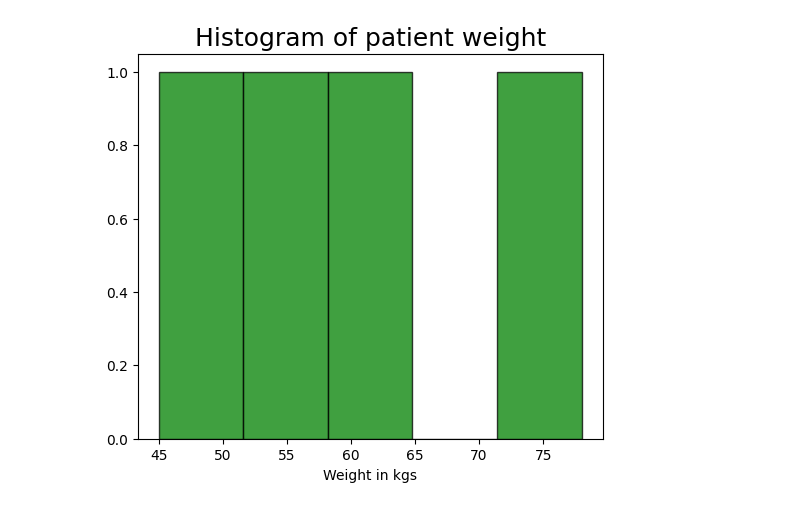
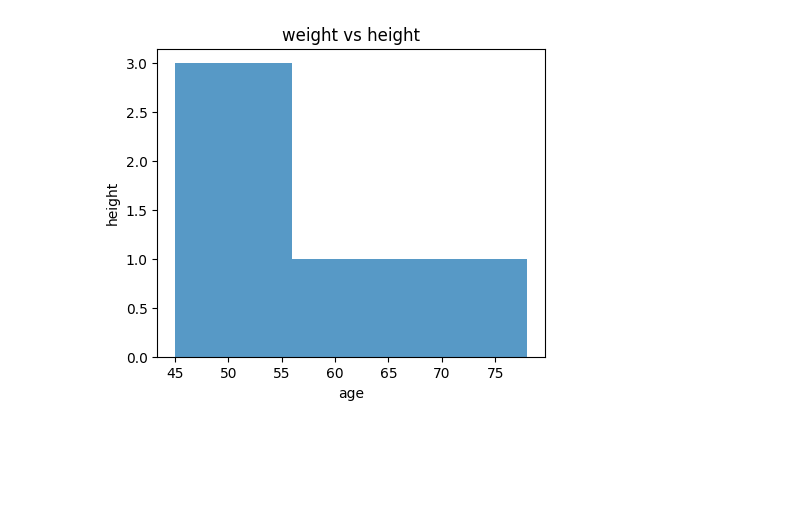
Before and after one commit to MarriRohan/AIML-2025, a Jupyter notebook: Lab_01.ipynb, the cells around one changed output. Saved outputs shown, nothing was run; the diff lists cells and outputs as text; code cells hidden in the pictures; blank space fills up the shorter version.

```diff
--- a/Lab_01.ipynb
+++ b/Lab_01.ipynb
@@ -51,17 +60,9 @@ plt.show()
-# %%
-people =['raj','micky','rishi','sai']
-age = [15,15,18,29]
-weight = [78,60,55,45]
-height=[155,178,177,165]
-plt.figure(figsize=(6,5))
-
-# Main plot function 'hist'
-plt.hist(weight,color='green',edgecolor='k', alpha=0.75,bins=6)
-
-plt.title("Histogram of patient weight",fontsize=18)
-plt.xlabel("Weight in kgs",fontsize=10)
-#plt.xticks(fontsize=5)
-#plt.yticks(fontsize=12)
-plt.show()
-# %% [output]
-[figure, removed]
+# %%
+plt.figure(figsize=(5,4))
+plt.hist(weight,alpha=0.75,bins=3)
+plt.xlabel("age")
+plt.ylabel("height")
+plt.title("weight vs height")
+plt.show()
+# %% [output]
+[figure, added]
```
Also changed, not shown: parts of 10 cells of this notebook.
